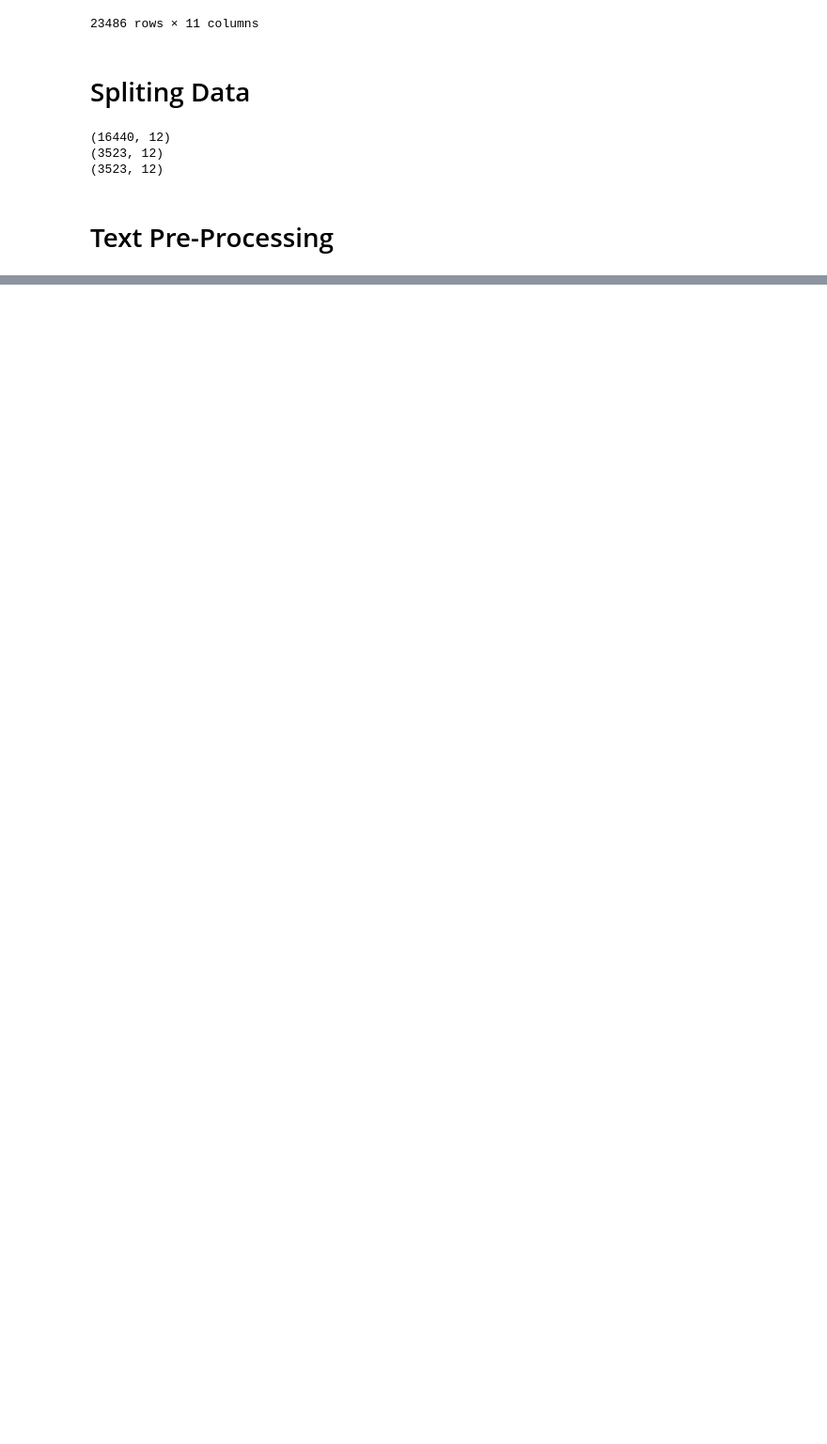
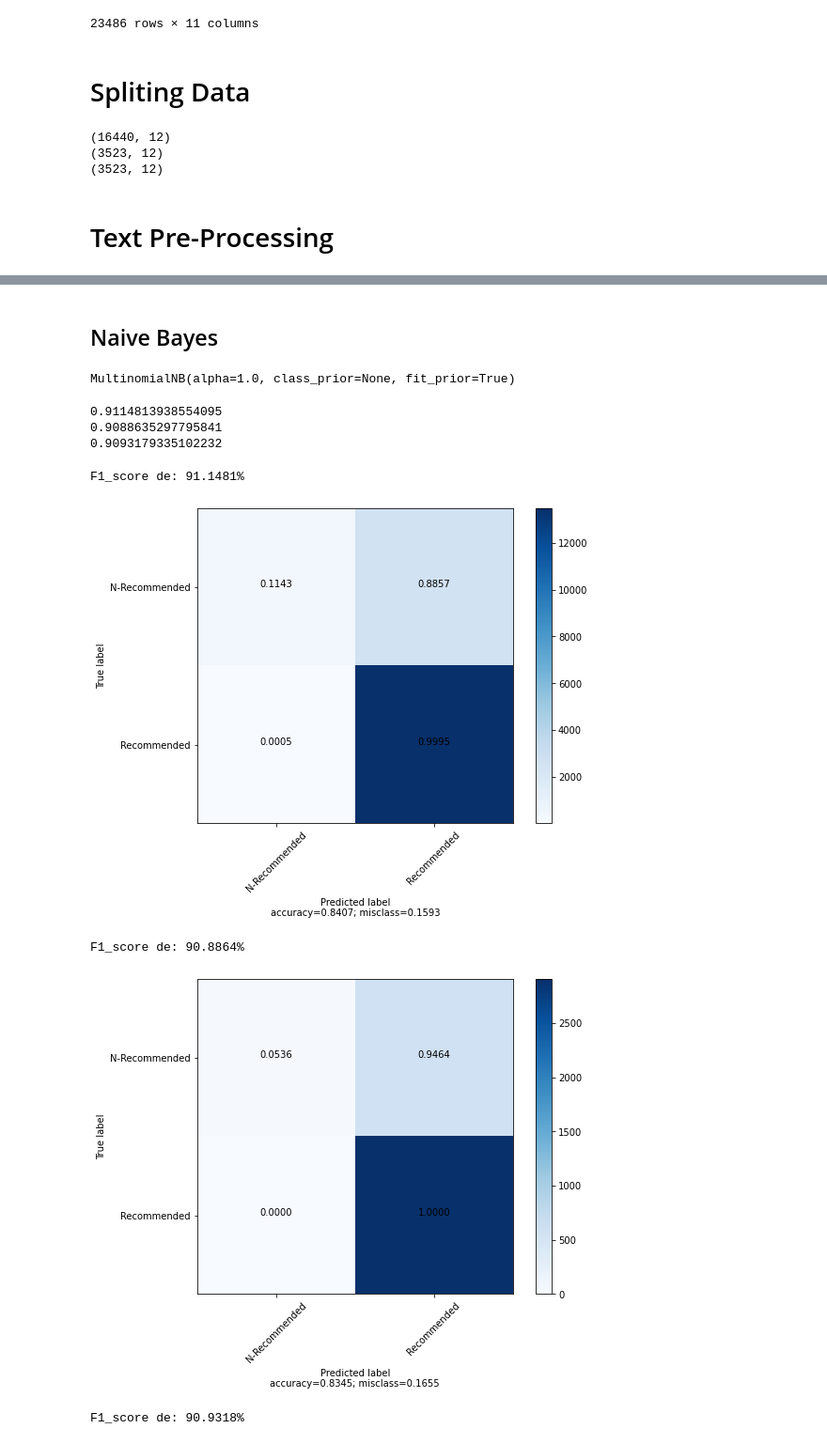
Before and after one commit to rtegao/Womens-Clothing-E-Commerce-Reviews, a Jupyter notebook: BagOfWords/NLPWomenClothing.ipynb, the cells around one changed output, grey strips where cells are left out. Shown at 94% size. Cells and saved outputs as stored; diff of their text form; code cells hidden in the pictures; blank space fills up the shorter version.

Commit message:
Classification with NaiveBayes, SVM and XGBoost, after preprocessing text

```diff
--- a/BagOfWords/NLPWomenClothing.ipynb
+++ b/BagOfWords/NLPWomenClothing.ipynb
@@ -109,0 +218,4 @@ train = TextPreProcessing (df = train,text_column = 'Review Text')
+# %%
+train_review = TextPreProcessing (df = train,text_column = 'Review Text')
+val_review = TextPreProcessing (df = val,text_column = 'Review Text')
+test_review = TextPreProcessing (df = test,text_column = 'Review Text')
@@ -109,0 +224,6 @@ train = TextPreProcessing (df = train,text_column = 'Review Text')
+# %%
+tfidf_vectorizer = TfidfVectorizer()
+
+bow_train = tfidf_vectorizer.fit_transform(train_review['Review Text'])
+bow_val = tfidf_vectorizer.transform(val_review['Review Text'])
+bow_test = tfidf_vectorizer.transform(test_review['Review Text'])
@@ -109,0 +232,28 @@ train = TextPreProcessing (df = train,text_column = 'Review Text')
+# %% [markdown]
+## Naive Bayes
+# %%
+nb = MultinomialNB()
+nb.fit(bow_train,train['Recommended IND'])
+# %% [output]
+MultinomialNB(alpha=1.0, class_prior=None, fit_prior=True)
+# %%
+train_pred = nb.predict(bow_train)
+val_pred = nb.predict(bow_val)
+test_pred = nb.predict(bow_test)
+
+print(f1_score(train['Recommended IND'],train_pred))
+print(f1_score(val['Recommended IND'],val_pred))
+print(f1_score(test['Recommended IND'],test_pred))
+# %% [output]
+0.9114813938554095
+0.9088635297795841
+0.9093179335102232
+# %%
+show_confusion_matrix(train['Recommended IND'],val['Recommended IND'],test['Recommended IND'],train_pred,val_pred,
+                      test_pred)
+# %% [output]
+F1_score de: 91.1481%
+[figure, added]
+F1_score de: 90.8864%
+[figure, added]
+F1_score de: 90.9318%
```
Also changed, not shown: parts of 16 cells of this notebook.
